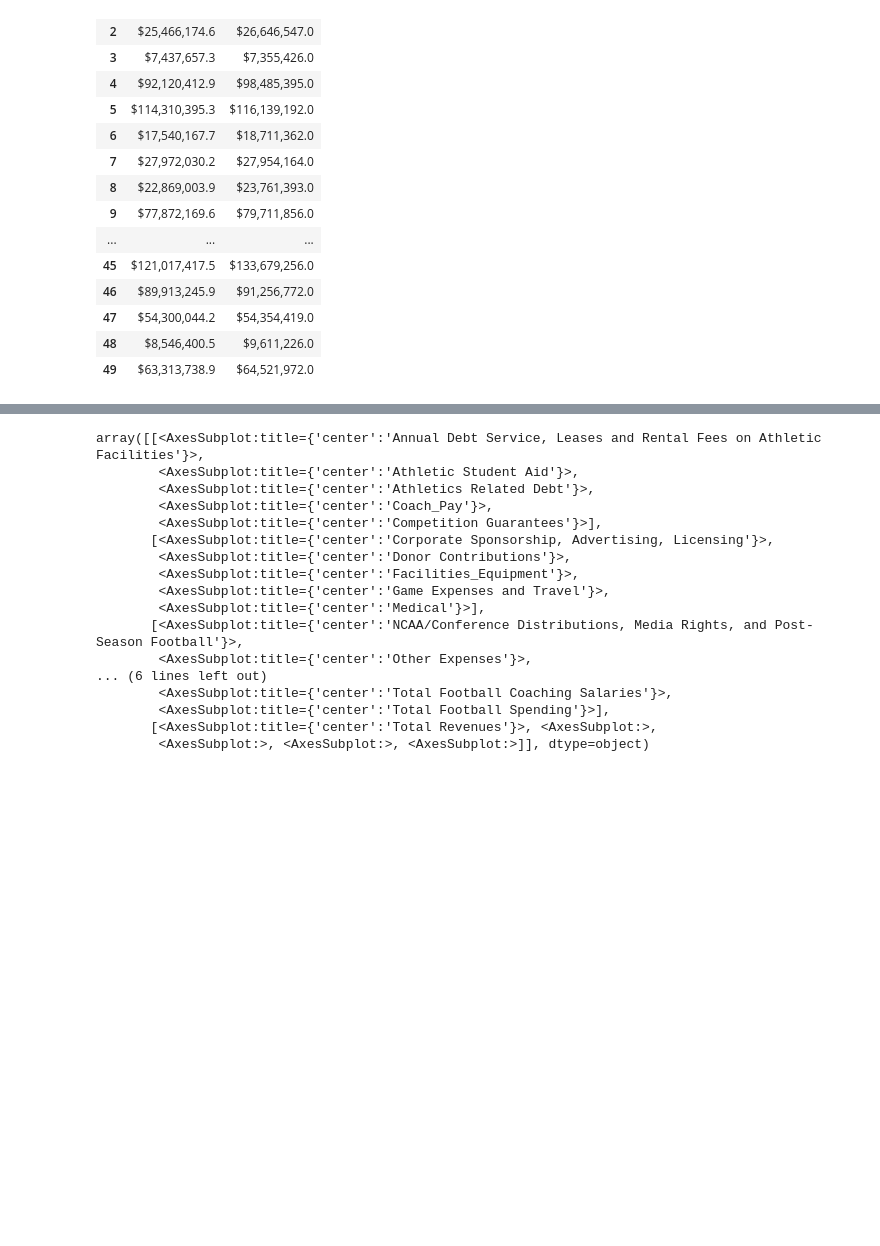
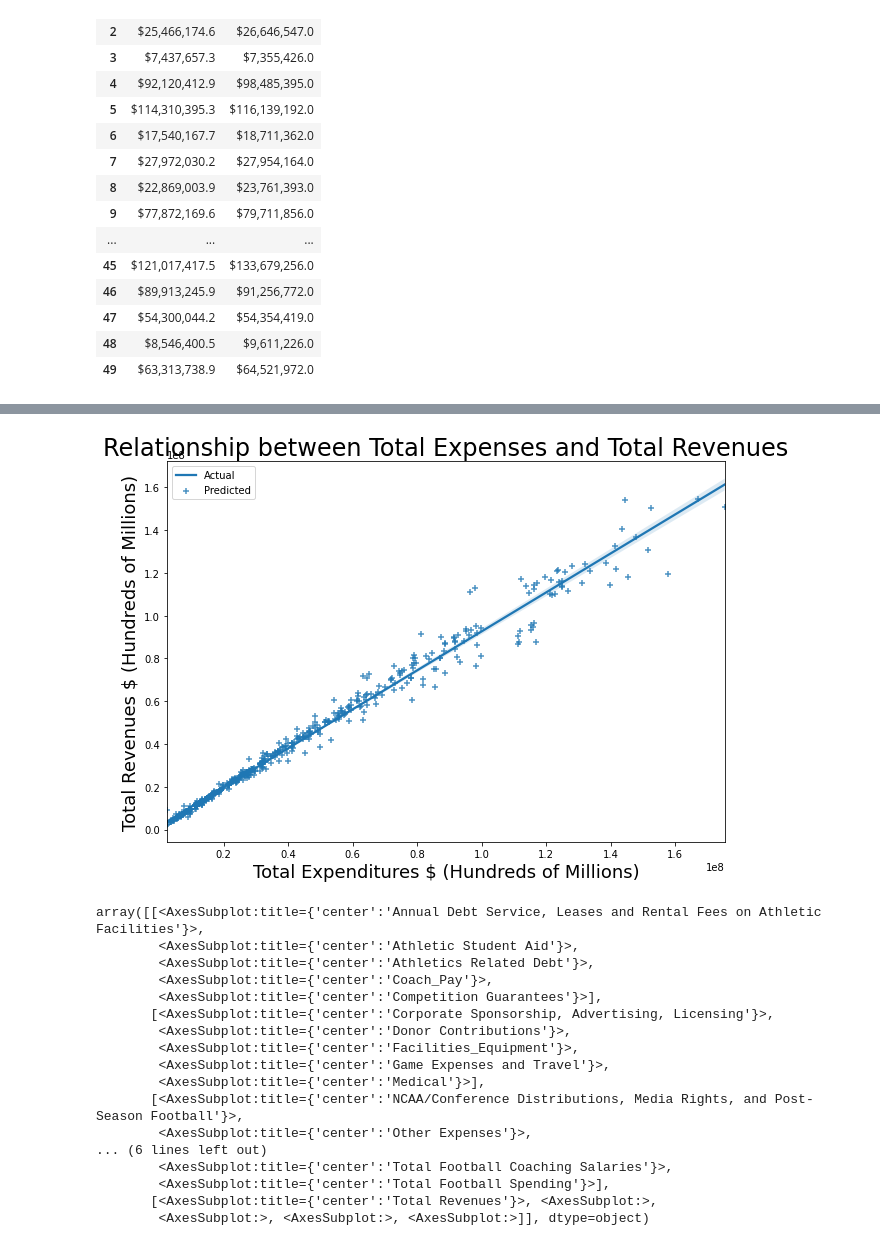
Before and after one commit to dpage02/FlutieEffect, a Jupyter notebook: Project_3/Cleaned_Resources/Expenses_MultiRegress_Model.ipynb, the cells around one changed output, grey strips where cells are left out. Drawn from its saved outputs; the diff is of its cells as text; code cells hidden in the pictures; blank space fills up the shorter version.

```diff
--- a/Project_3/Cleaned_Resources/Expenses_MultiRegress_Model.ipynb
+++ b/Project_3/Cleaned_Resources/Expenses_MultiRegress_Model.ipynb
@@ -203,3 +218,20 @@ data.head(50)
+# %%
+# plot relationship between
+import seaborn as sns
+
+# regression plot using seaborn
+fig = plt.figure(figsize=(10, 7))
+sns.regplot(x=y_actual, y=y_predicted, marker='+')
+
+
+
+# Legend, title and labels.
+plt.legend(labels=['Actual', 'Predicted'])
+plt.title('Relationship between Total Expenses and Total Revenues', size=24)
+plt.xlabel('Total Expenditures $ (Hundreds of Millions)', size=18)
+plt.ylabel('Total Revenues $ (Hundreds of Millions)', size=18);
+# %% [output]
+[figure, added]
 # %%
 import matplotlib.pyplot as plt
 df.hist(bins=50, figsize=(20,15))
```
Also changed, not shown: parts of 3 cells of this notebook.
